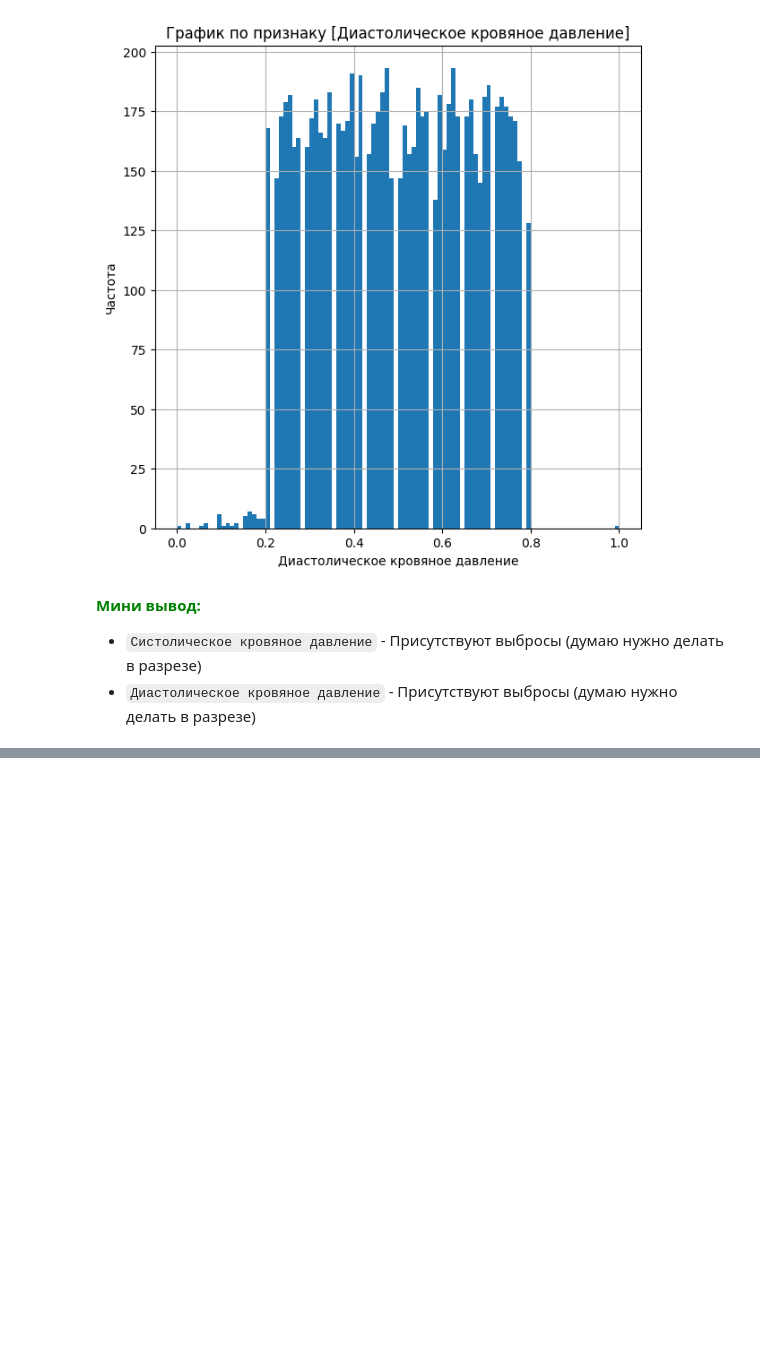
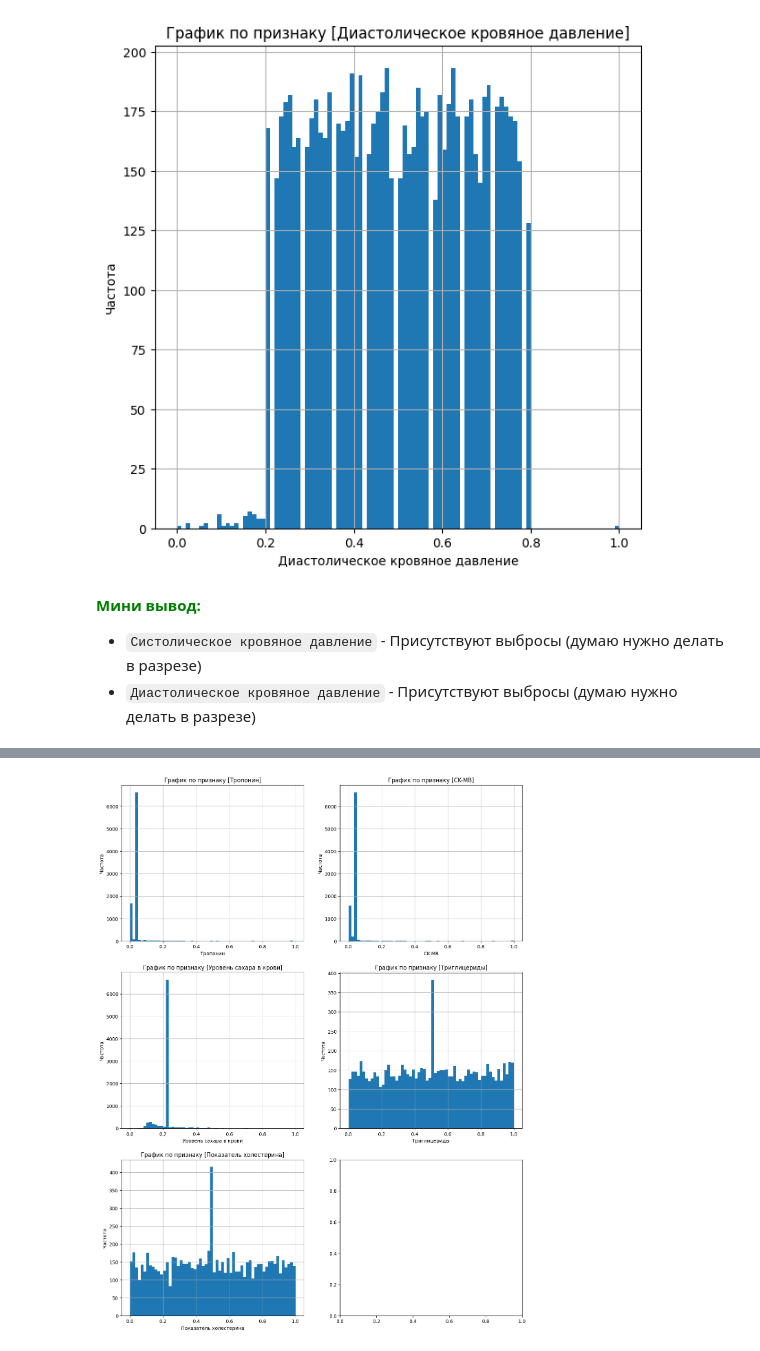
Before and after one commit to OsKaLis/predictions_of_heart_attack_risk, a Jupyter notebook: m3s19_pohar.ipynb, the cells around one changed output, grey strips where cells are left out. Saved outputs shown, nothing was run; the diff lists cells and outputs as text; code cells hidden in the pictures; blank space fills up the shorter version.

```diff
--- a/m3s19_pohar.ipynb
+++ b/m3s19_pohar.ipynb
@@ -977,0 +1031,9 @@ chart_train.set_ylabel('Частота');
+# %%
+# Вывод частотный графики количественых даннах
+gfi_train.quantitative_graphs(
+    {
+        'hist': ['troponin', 'ck-mb', 'blood_sugar', 'triglycerides', 'cholesterol'],
+    }
+)
+# %% [output]
+[figure, added]
```
Also changed, not shown: parts of 97 cells of this notebook.
